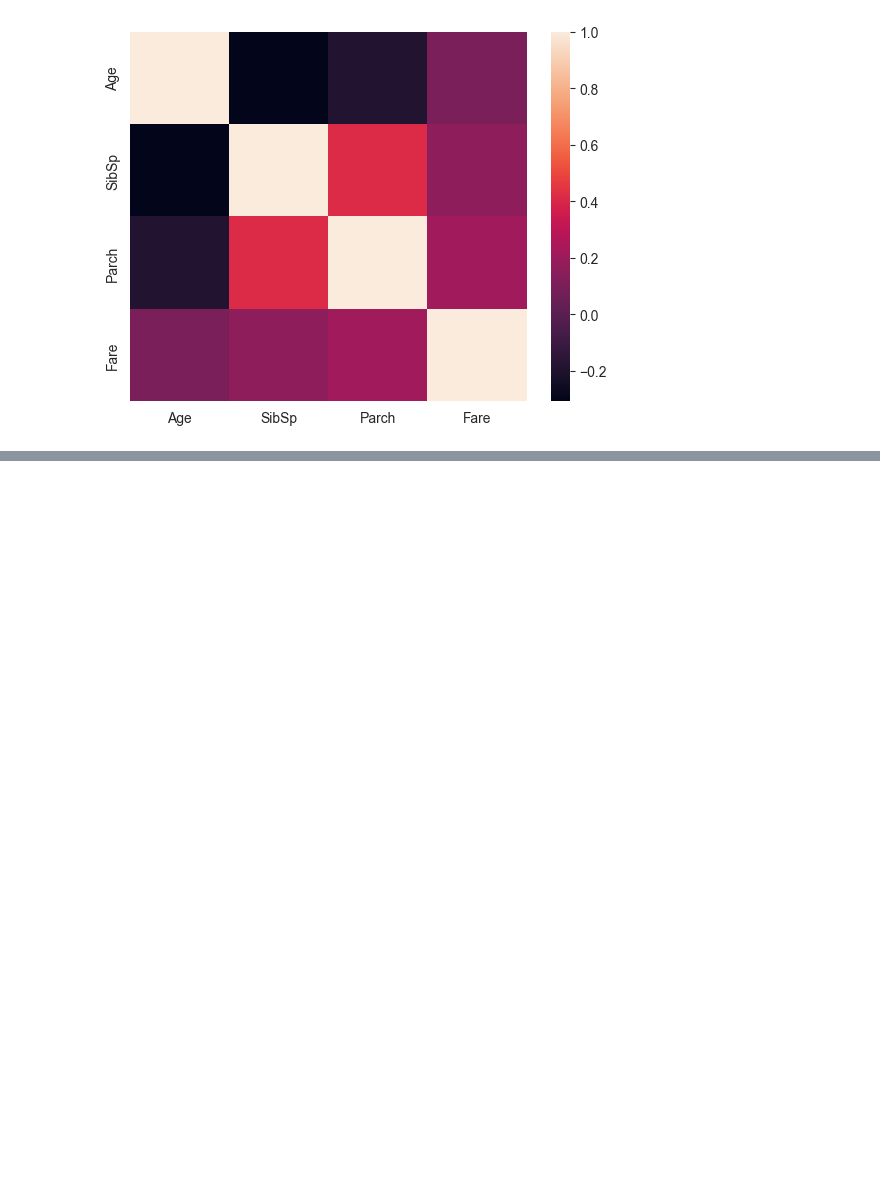
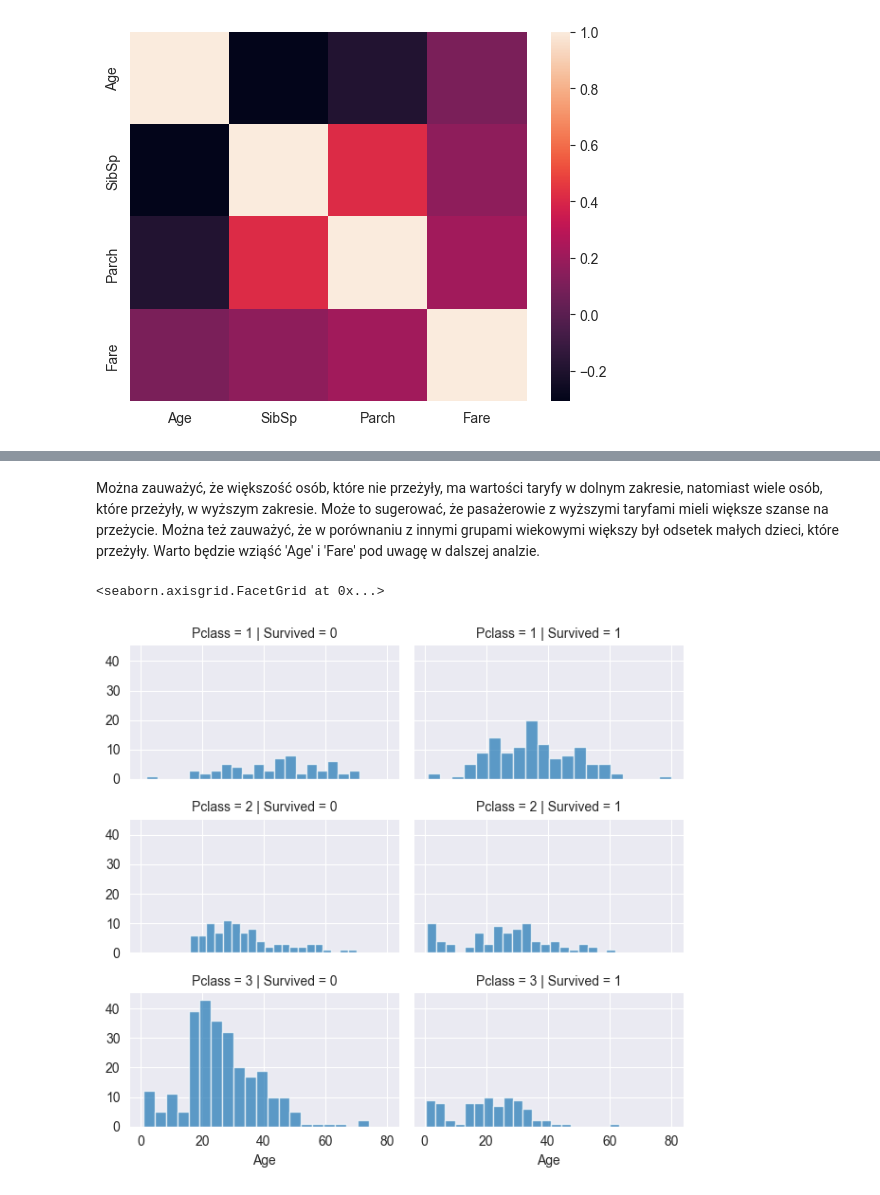
Before and after one commit to mszak10/titanic, a Jupyter notebook: Analiza danych.ipynb, the cells around one changed output, grey strips where cells are left out. Cells and saved outputs as stored; diff of their text form; code cells hidden in the pictures; blank space fills up the shorter version.

```diff
--- a/Analiza danych.ipynb
+++ b/Analiza danych.ipynb
@@ -168,0 +253,9 @@ Index(['Survived', 'Pclass', 'Name', 'Sex', 'Age', 'SibSp', 'Parch', 'Ticket',
+# %% [markdown]
+Można zauważyć, że większość osób, które nie przeżyły, ma wartości taryfy w dolnym zakresie, natomiast wiele osób, które przeżyły, w wyższym zakresie. Może to sugerować, że pasażerowie z wyższymi taryfami mieli większe szanse na przeżycie. Można też zauważyć, że w porównaniu z innymi grupami wiekowymi większy był odsetek małych dzieci, które przeżyły. Warto będzie wziąść 'Age' i 'Fare' pod uwagę w dalszej analzie.
+# %%
+# grid = sns.FacetGrid(train_df, col='Pclass', hue='Survived')
+grid = sns.FacetGrid(train_df, col='Survived', row='Pclass', height=2, aspect=1.6)
+grid.map(plt.hist, 'Age', alpha=.7, bins=20)
+# %% [output]
+<seaborn.axisgrid.FacetGrid at 0x...>
+[figure, added]
```
Also changed, not shown: parts of 105 cells of this notebook, 2 other files.
